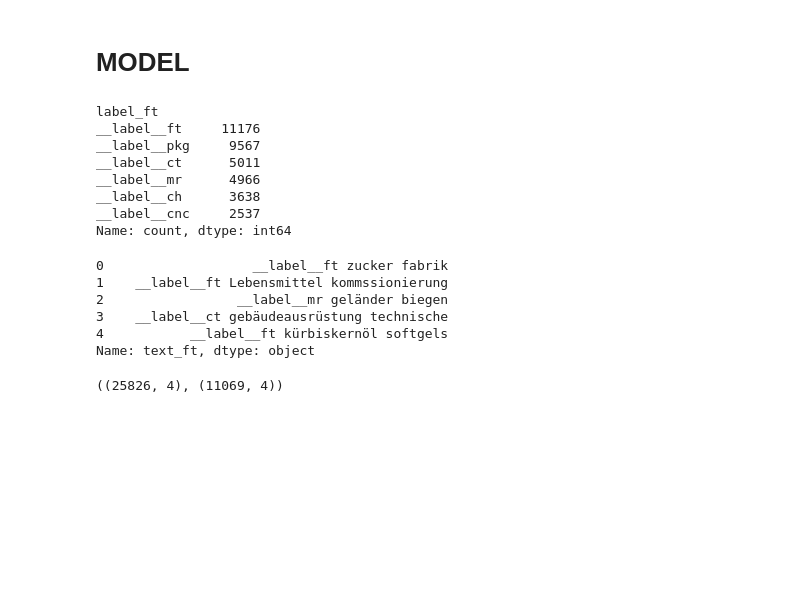
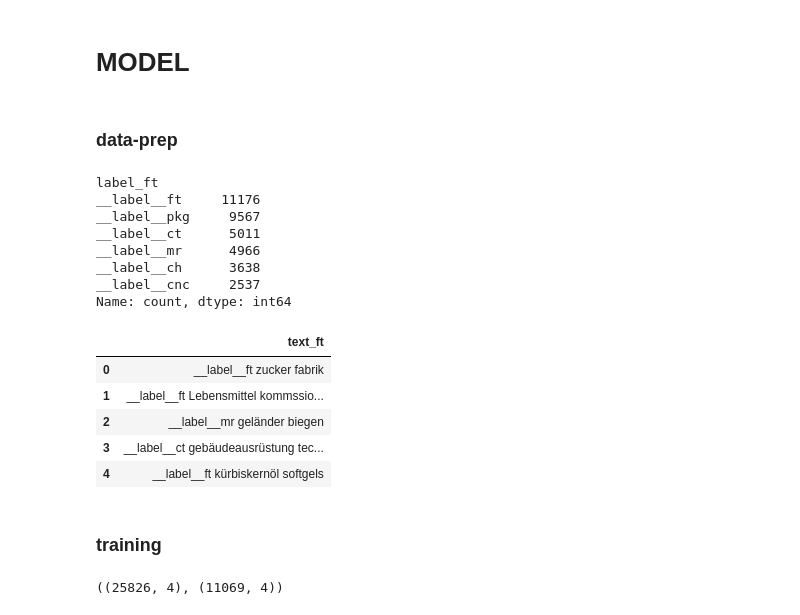
Before and after one commit to faysal887/muhfai887, a Jupyter notebook: data-analysis.ipynb, the cells around one changed output. Saved outputs shown, nothing was run; the diff lists cells and outputs as text; code cells hidden in the pictures; blank space fills up the shorter version.

```diff
--- a/data-analysis.ipynb
+++ b/data-analysis.ipynb
@@ -146,3 +128,5 @@ df['text']=(df.text.str.replace('"','')
+# %% [markdown]
+### data-prep
 # %%
 
 df['label_ft'] = '__label__'+df['label']
@@ -162,11 +146,12 @@ df['text_ft']=df.label_ft+ ' ' +df.text
 # %%
-
-df.text_ft.head()
+df[['text_ft']].head()
 # %% [output]
-0                   __label__ft zucker fabrik
-1    __label__ft Lebensmittel kommssionierung
-2                 __label__mr geländer biegen
-3    __label__ct gebäudeausrüstung technische
-4           __label__ft kürbiskernöl softgels
-Name: text_ft, dtype: object
+|  | text_ft |
+| 0 | __label__ft zucker fabrik |
+| 1 | __label__ft Lebensmittel kommssio... |
+| 2 | __label__mr geländer biegen |
+| 3 | __label__ct gebäudeausrüstung tec... |
+| 4 | __label__ft kürbiskernöl softgels |
+# %% [markdown]
+### training
 # %%
```
Also changed, not shown: parts of 41 cells of this notebook, 4 other files.
